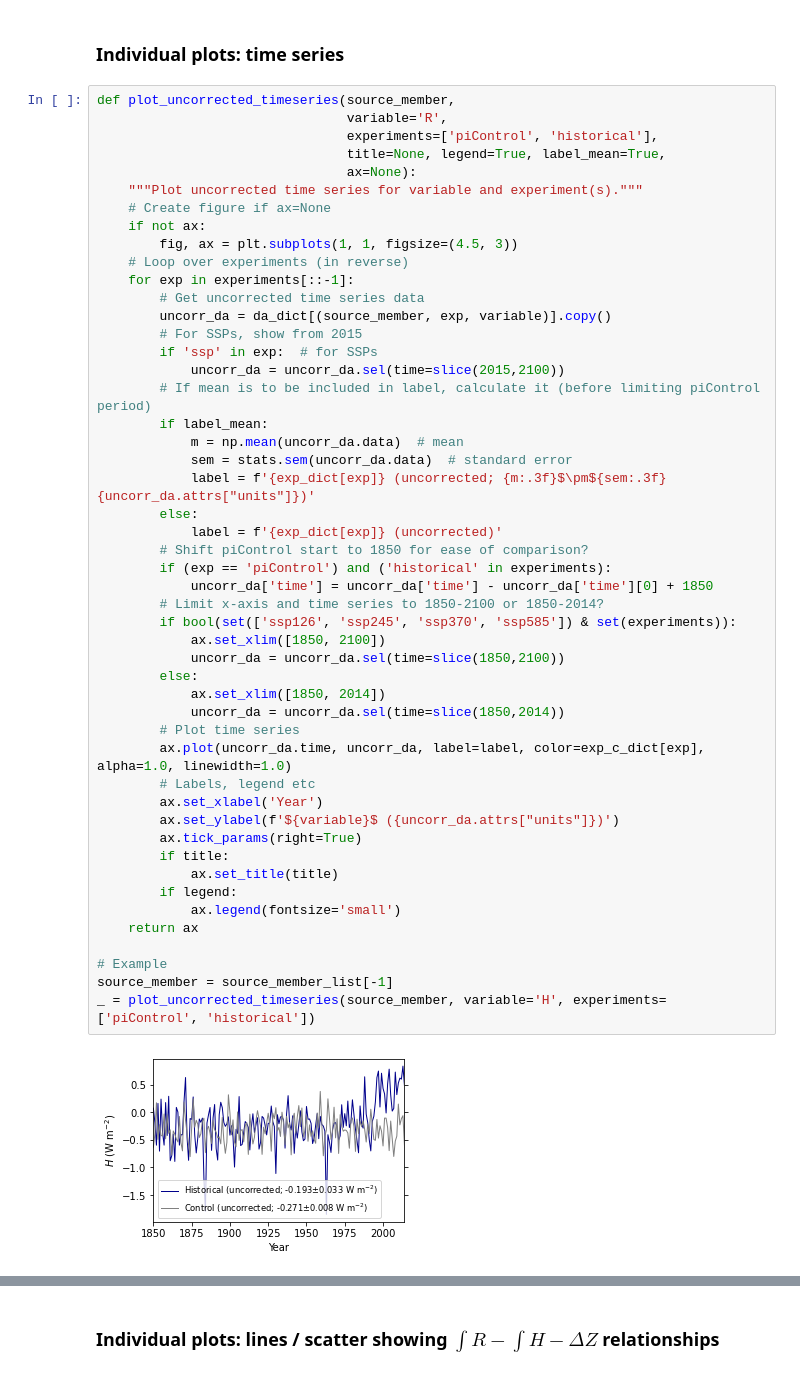
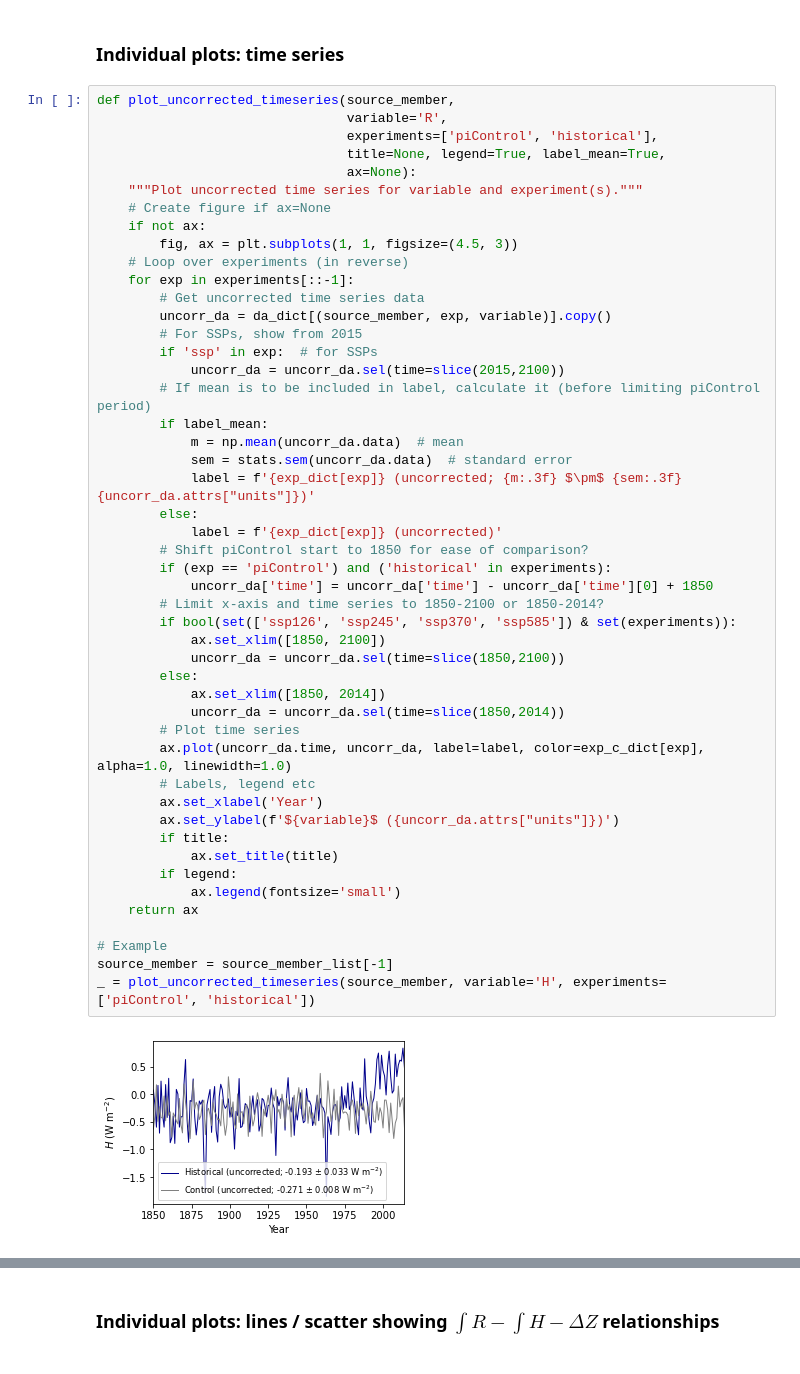
Before and after one commit to grandey/d22a-mcdc, a Jupyter notebook: mcdc_analysis_d22a.ipynb, the cells around one changed output, grey strips where cells are left out. Drawn from its saved outputs; the diff is of its cells as text.

Commit message:
composite_problem_of_drift(): add. plot_uncorrected_timeseries(): space around \pm. Multiple subplots: remove right/top ticks.

```diff
--- a/mcdc_analysis_d22a.ipynb
+++ b/mcdc_analysis_d22a.ipynb
@@ -737,36 +737,35 @@ def plot_uncorrected_timeseries(source_member,
         if label_mean:
             m = np.mean(uncorr_da.data)  # mean
             sem = stats.sem(uncorr_da.data)  # standard error
-            label = f'{exp_dict[exp]} (uncorrected; {m:.3f}$\pm${sem:.3f} {uncorr_da.attrs["units"]})'
+            label = f'{exp_dict[exp]} (uncorrected; {m:.3f} $\pm$ {sem:.3f} {uncorr_da.attrs["units"]})'
         else:
             label = f'{exp_dict[exp]} (uncorrected)'
         # Shift piControl start to 1850 for ease of comparison?
         if (exp == 'piControl') and ('historical' in experiments):
             uncorr_da['time'] = uncorr_da['time'] - uncorr_da['time'][0] + 1850
         # Limit x-axis and time series to 1850-2100 or 1850-2014?
         if bool(set(['ssp126', 'ssp245', 'ssp370', 'ssp585']) & set(experiments)):
             ax.set_xlim([1850, 2100])
             uncorr_da = uncorr_da.sel(time=slice(1850,2100))
         else:
             ax.set_xlim([1850, 2014])
             uncorr_da = uncorr_da.sel(time=slice(1850,2014))
         # Plot time series
         ax.plot(uncorr_da.time, uncorr_da, label=label, color=exp_c_dict[exp], alpha=1.0, linewidth=1.0)
         # Labels, legend etc
         ax.set_xlabel('Year')
         ax.set_ylabel(f'${variable}$ ({uncorr_da.attrs["units"]})')
-        ax.tick_params(right=True)
         if title:
             ax.set_title(title)
         if legend:
             ax.legend(fontsize='small')
     return ax
 
 # Example
 source_member = source_member_list[-1]
 _ = plot_uncorrected_timeseries(source_member, variable='H', experiments=['piControl', 'historical'])
 # %% [output]
-[figure, old version]
+[figure, new version]
 # %%
 def plot_pi_timeseries_with_trends_means(source_member,
                                          variable='\int R',
```
Also changed, not shown: parts of 15 cells of this notebook.
